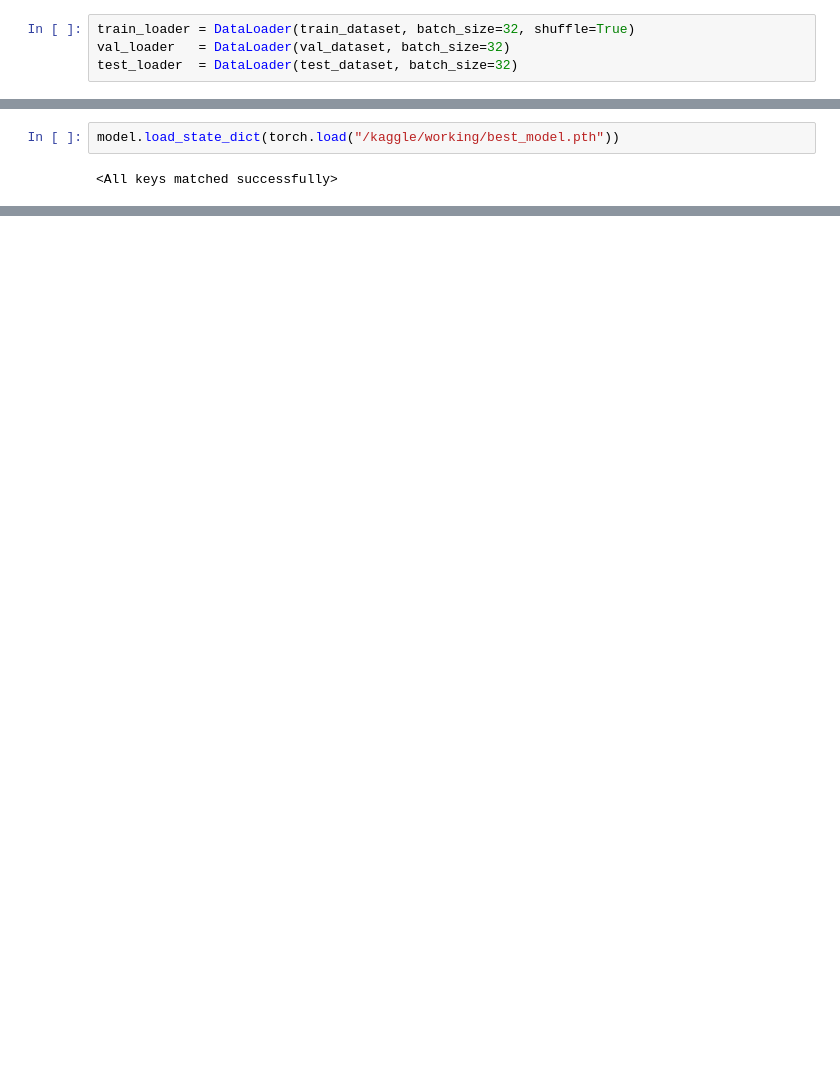
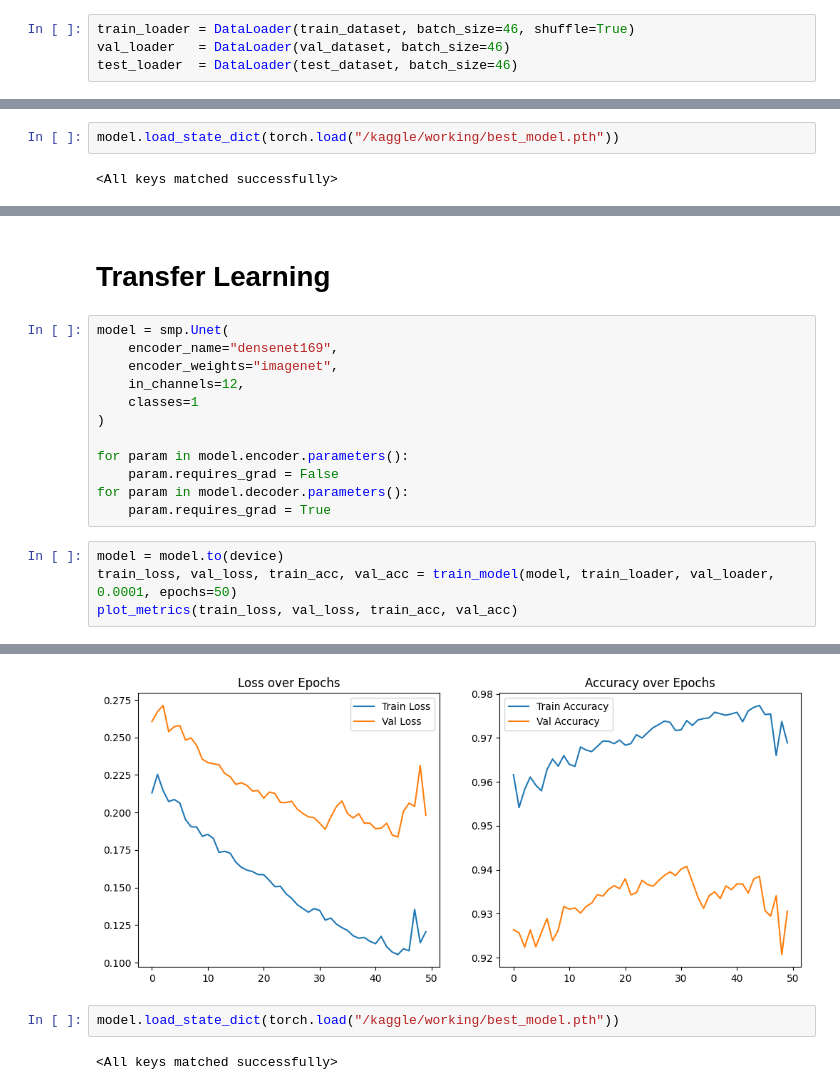
Before and after one commit to meissa20/Water_Segmentation, a Jupyter notebook: water_segmentation.ipynb, the cells around one changed output, grey strips where cells are left out. Saved outputs shown, nothing was run; the diff lists cells and outputs as text; blank space fills up the shorter version.

Commit message:
Applied Transfer Learning

```diff
--- a/water_segmentation.ipynb
+++ b/water_segmentation.ipynb
@@ -107,5 +165,5 @@ test_dataset  = TensorDataset(img_test, label_test)
 # %%
-train_loader = DataLoader(train_dataset, batch_size=32, shuffle=True)
-val_loader   = DataLoader(val_dataset, batch_size=32)
-test_loader  = DataLoader(test_dataset, batch_size=32)
+train_loader = DataLoader(train_dataset, batch_size=46, shuffle=True)
+val_loader   = DataLoader(val_dataset, batch_size=46)
+test_loader  = DataLoader(test_dataset, batch_size=46)
 # %%
@@ -318,0 +406,19 @@ Test Accuracy: 0.8892
+# %% [markdown]
+# **Transfer Learning**
+# %%
+model = smp.Unet(
+    encoder_name="densenet169",
+    encoder_weights="imagenet",
+    in_channels=12,
+    classes=1
+)
+
+for param in model.encoder.parameters():
+    param.requires_grad = False
+for param in model.decoder.parameters():
+    param.requires_grad = True
+# %%
+model = model.to(device)
+train_loss, val_loss, train_acc, val_acc = train_model(model, train_loader, val_loader, 0.0001, epochs=50)
+plot_metrics(train_loss, val_loss, train_acc, val_acc)
+# %% [output]
@@ -318,0 +442,5 @@ Test Accuracy: 0.8892
+[figure, added]
+# %%
+model.load_state_dict(torch.load("/kaggle/working/best_model.pth"))
+# %% [output]
+<All keys matched successfully>
```
Also changed, not shown: parts of 19 cells of this notebook.
